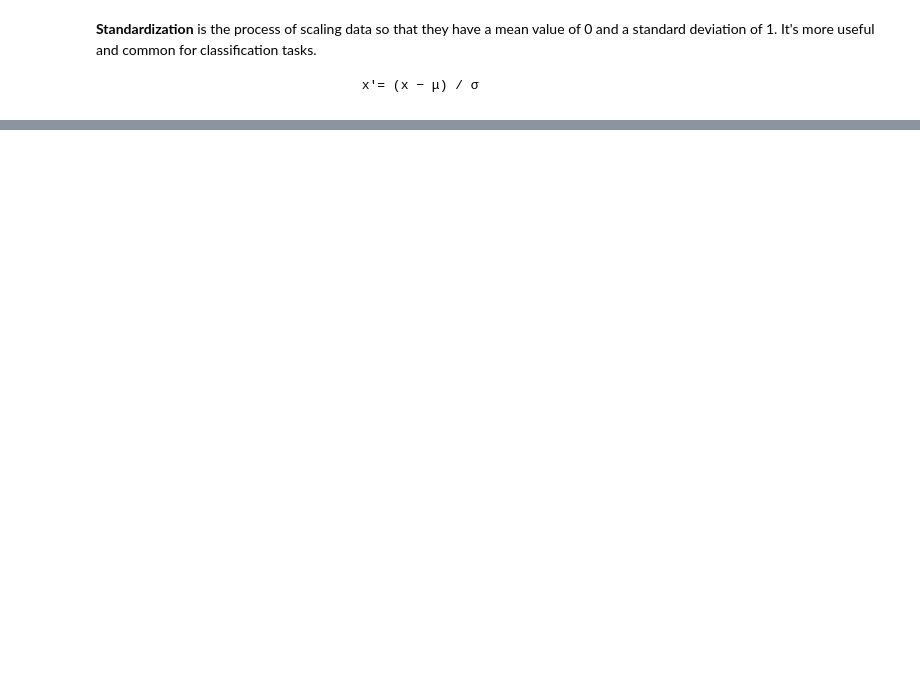
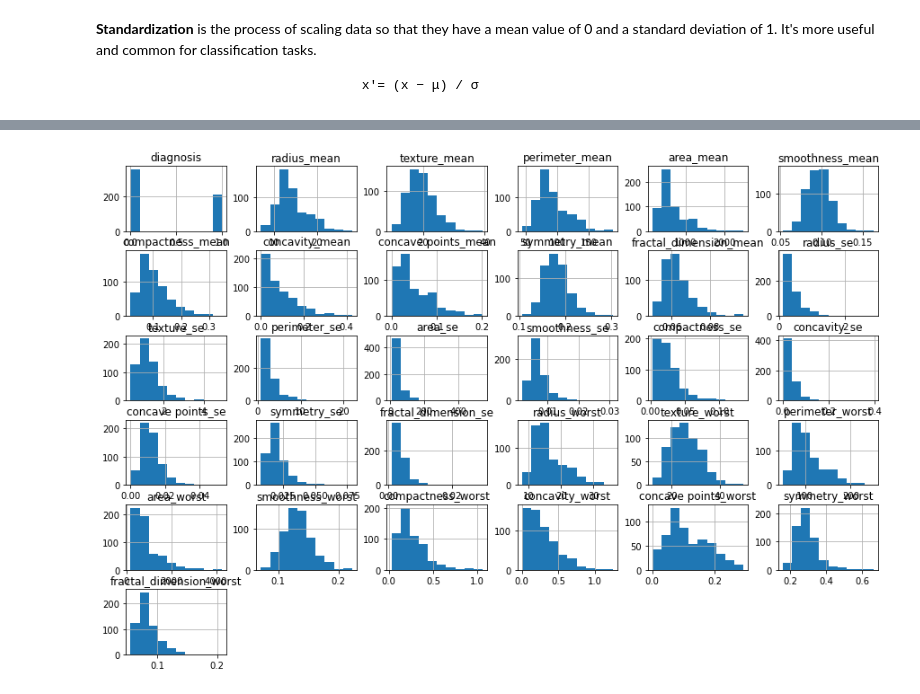
Before and after one commit to sm0223/breast_cancer_prediction, a Jupyter notebook: breast_cancer_prediction_naive_bayes.ipynb, the cells around one changed output, grey strips where cells are left out. Cells and saved outputs as stored; diff of their text form; code cells hidden in the pictures; blank space fills up the shorter version.

```diff
--- a/breast_cancer_prediction_naive_bayes.ipynb
+++ b/breast_cancer_prediction_naive_bayes.ipynb
@@ -79,0 +79,5 @@ def scaleDataframe(df) :
+# %%
+df.hist(figsize=(15,10))
+plt.show()
+# %% [output]
+[figure, added]
```
Also changed, not shown: parts of 22 cells of this notebook.
